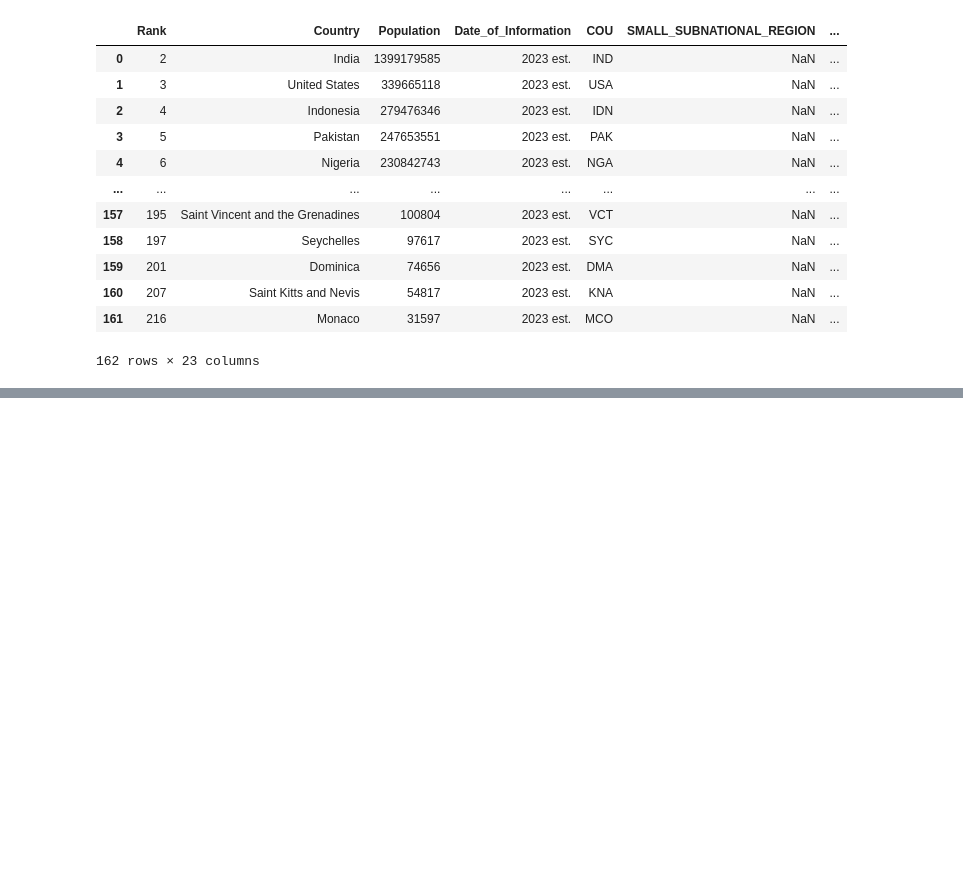
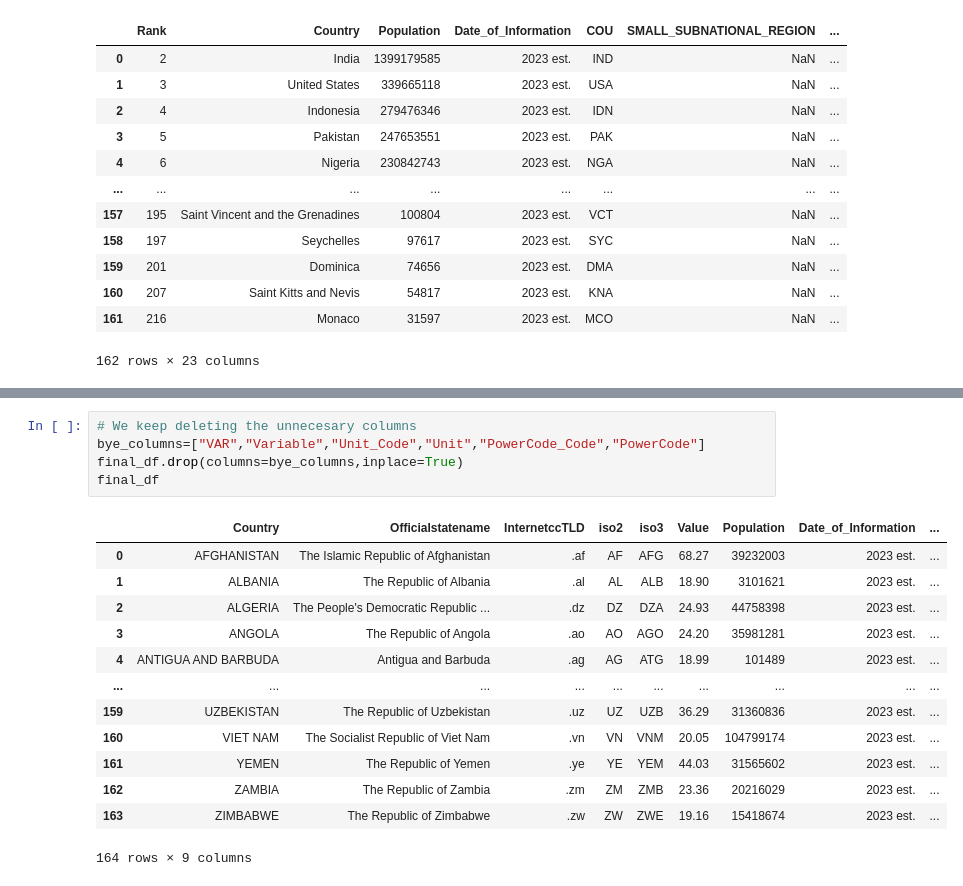
Before and after one commit to SpatialDataScience23-2/Evaluacion1, a Jupyter notebook: Evaluación1_20215893.ipynb, the cells around one changed output, grey strips where cells are left out. Cells and saved outputs as stored; diff of their text form; blank space fills up the shorter version.

```diff
--- a/Evaluación1_20215893.ipynb
+++ b/Evaluación1_20215893.ipynb
@@ -197,0 +774,19 @@ df2
+# %%
+# We keep deleting the unnecesary columns
+bye_columns=["VAR","Variable","Unit_Code","Unit","PowerCode_Code","PowerCode"]
+final_df.drop(columns=bye_columns,inplace=True)
+final_df
+# %% [output]
+|  | Country | Officialstatename | InternetccTLD | iso2 | iso3 | Value | Population | Date_of_Information | ... |
+| 0 | AFGHANISTAN | The Islamic Republic of Afghanistan | .af | AF | AFG | 68.27 | 39232003 | 2023 est. | ... |
+| 1 | ALBANIA | The Republic of Albania | .al | AL | ALB | 18.90 | 3101621 | 2023 est. | ... |
+| 2 | ALGERIA | The People's Democratic Republic ... | .dz | DZ | DZA | 24.93 | 44758398 | 2023 est. | ... |
+| 3 | ANGOLA | The Republic of Angola | .ao | AO | AGO | 24.20 | 35981281 | 2023 est. | ... |
+| 4 | ANTIGUA AND BARBUDA | Antigua and Barbuda | .ag | AG | ATG | 18.99 | 101489 | 2023 est. | ... |
+| ... | ... | ... | ... | ... | ... | ... | ... | ... | ... |
+| 159 | UZBEKISTAN | The Republic of Uzbekistan | .uz | UZ | UZB | 36.29 | 31360836 | 2023 est. | ... |
+| 160 | VIET NAM | The Socialist Republic of Viet Nam | .vn | VN | VNM | 20.05 | 104799174 | 2023 est. | ... |
+| 161 | YEMEN | The Republic of Yemen | .ye | YE | YEM | 44.03 | 31565602 | 2023 est. | ... |
+| 162 | ZAMBIA | The Republic of Zambia | .zm | ZM | ZMB | 23.36 | 20216029 | 2023 est. | ... |
+| 163 | ZIMBABWE | The Republic of Zimbabwe | .zw | ZW | ZWE | 19.16 | 15418674 | 2023 est. | ... |
+164 rows × 9 columns
```
Also changed, not shown: parts of 47 cells of this notebook, 1 other file.
